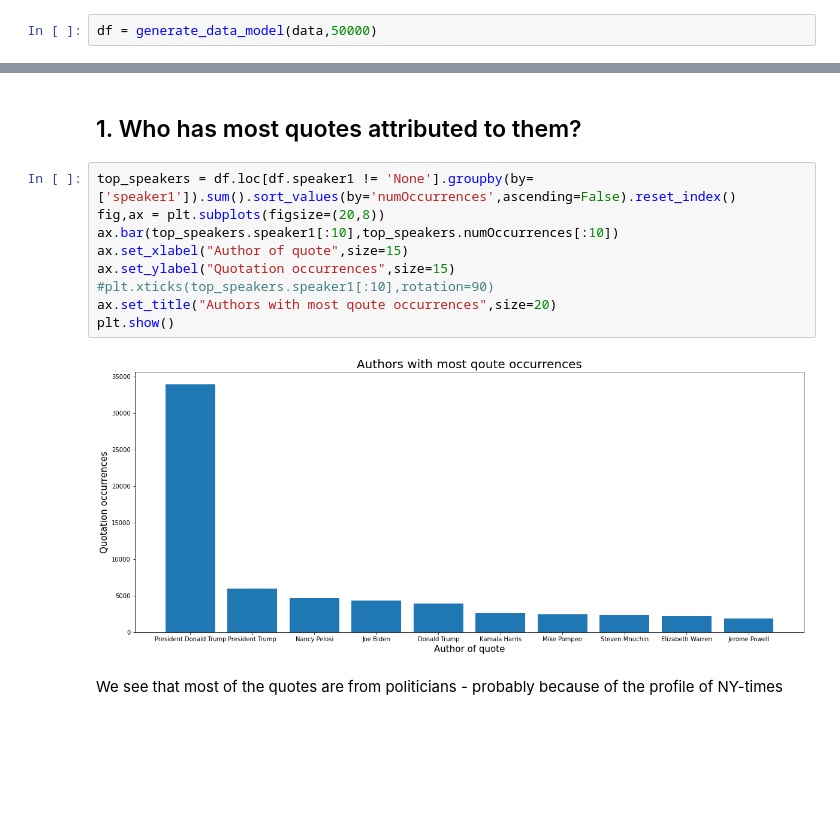
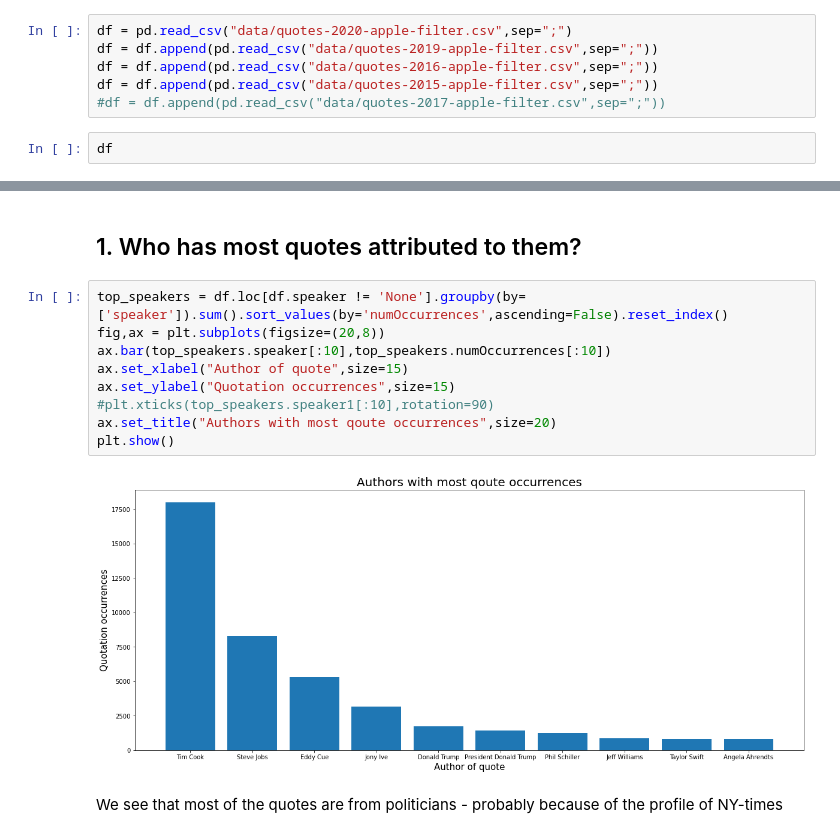
Before and after one commit to epfl-ada/ada-2021-project-club6analysis, a Jupyter notebook: ADA_initial_analysis.ipynb, the cells around one changed output, grey strips where cells are left out. Saved outputs shown, nothing was run; the diff lists cells and outputs as text; blank space fills up the shorter version.

```diff
--- a/ADA_initial_analysis.ipynb
+++ b/ADA_initial_analysis.ipynb
@@ -53,4 +11,10 @@ def generate_data_model(data,n):
 # %% [markdown]
 We will load a subset of the data. Loading 50.000 quotes:
+# %%
+df = pd.read_csv("data/quotes-2020-apple-filter.csv",sep=";")
+df = df.append(pd.read_csv("data/quotes-2019-apple-filter.csv",sep=";"))
+df = df.append(pd.read_csv("data/quotes-2016-apple-filter.csv",sep=";"))
+df = df.append(pd.read_csv("data/quotes-2015-apple-filter.csv",sep=";"))
+#df = df.append(pd.read_csv("data/quotes-2017-apple-filter.csv",sep=";"))
 # %%
-df = generate_data_model(data,50000)
+df
@@ -61,16 +37,16 @@ test_code_df = generate_data_model(data, 1000)
 # %% [markdown]
 ## 1. Who has most quotes attributed to them?
 # %%
-top_speakers = df.loc[df.speaker1 != 'None'].groupby(by=['speaker1']).sum().sort_values(by='numOccurrences',ascending=False).reset_index()
+top_speakers = df.loc[df.speaker != 'None'].groupby(by=['speaker']).sum().sort_values(by='numOccurrences',ascending=False).reset_index()
 fig,ax = plt.subplots(figsize=(20,8))
-ax.bar(top_speakers.speaker1[:10],top_speakers.numOccurrences[:10])
+ax.bar(top_speakers.speaker[:10],top_speakers.numOccurrences[:10])
 ax.set_xlabel("Author of quote",size=15)
 ax.set_ylabel("Quotation occurrences",size=15)
 #plt.xticks(top_speakers.speaker1[:10],rotation=90)
 ax.set_title("Authors with most qoute occurrences",size=20)
 plt.show()
 # %% [output]
-[figure, old version]
+[figure, new version]
 # %% [markdown]
 We see that most of the quotes are from politicians - probably because of the profile of NY-times
 # %% [markdown]
```
Also changed, not shown: parts of 13 cells of this notebook.
